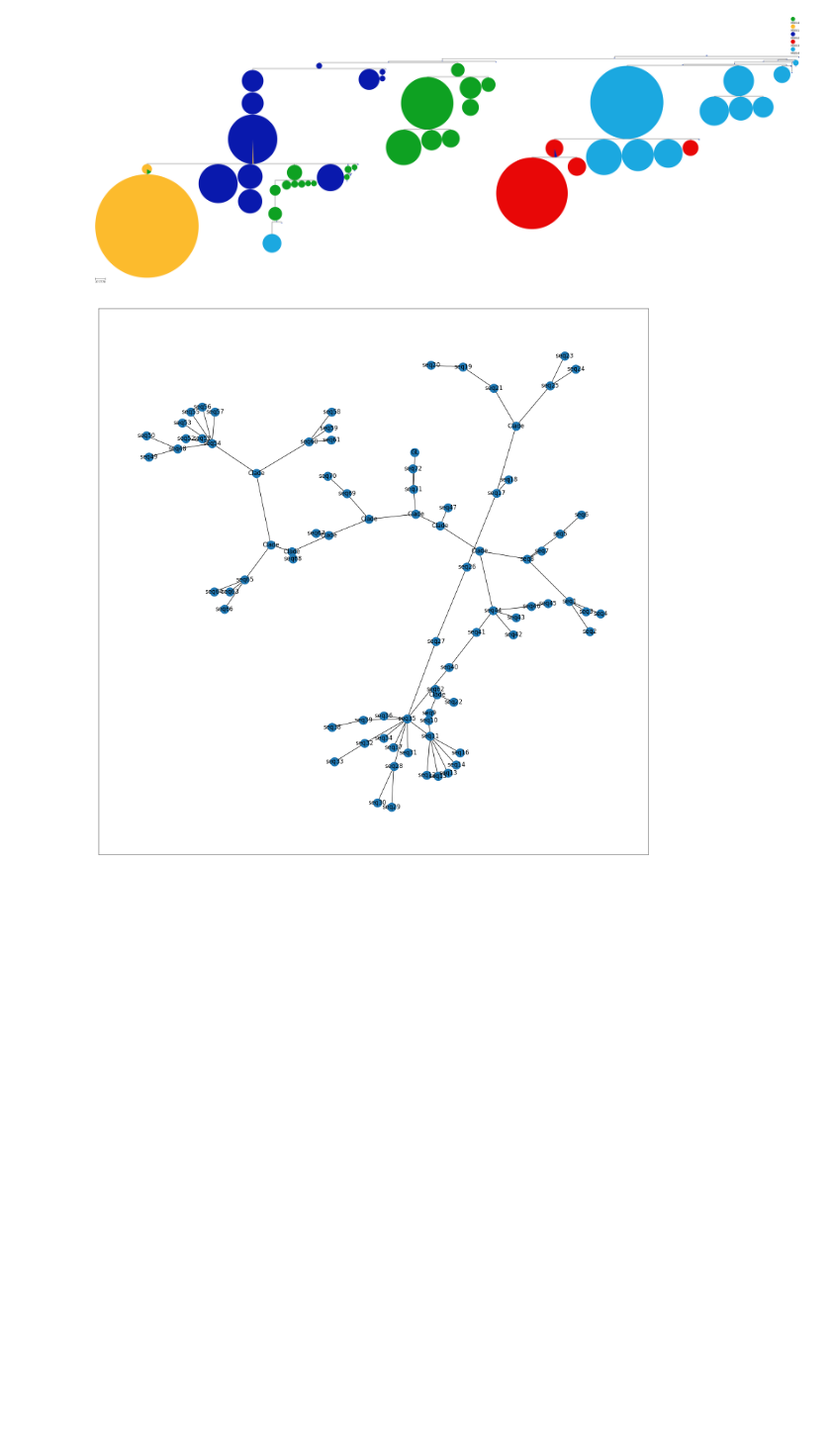
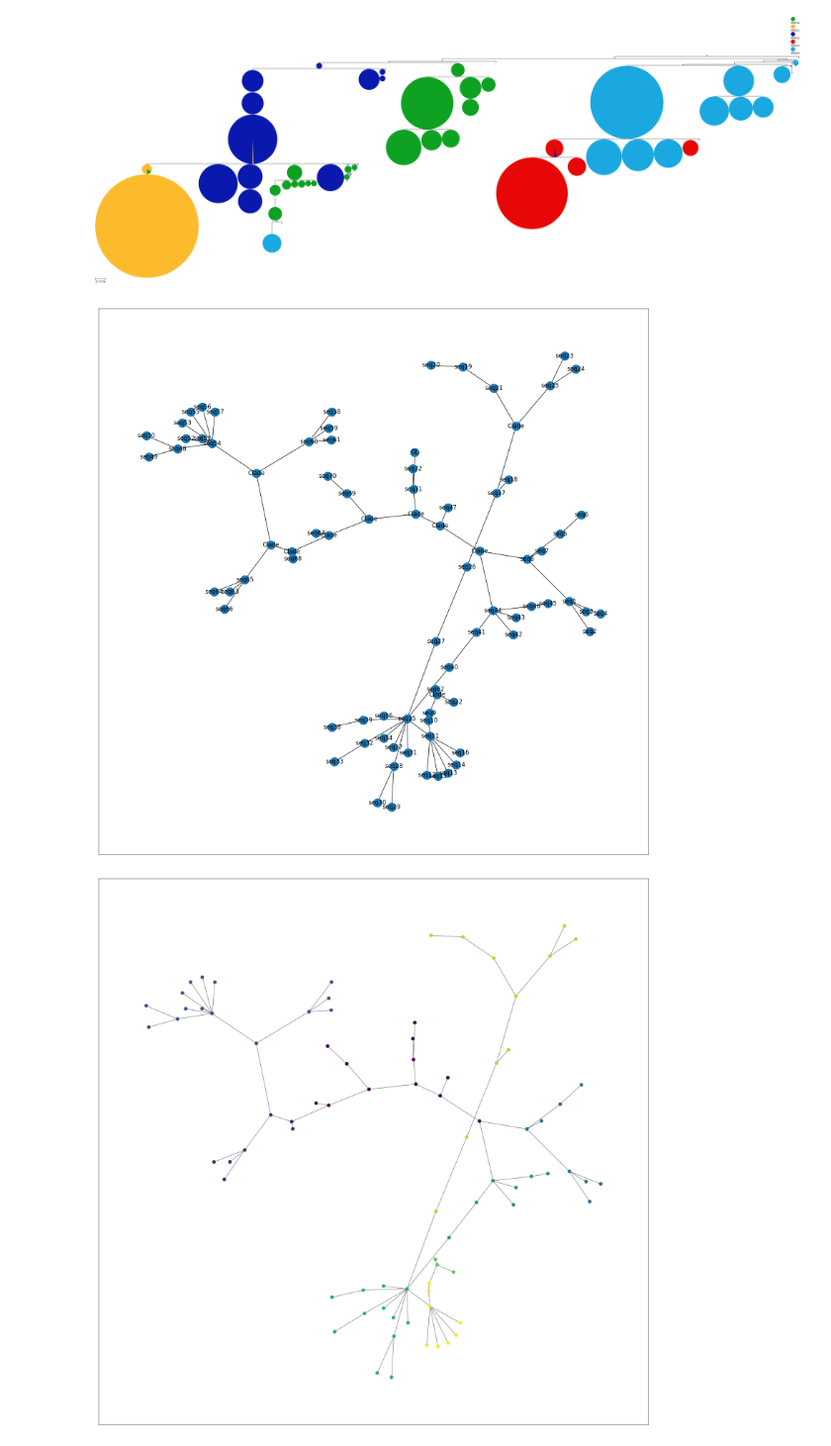
Before and after one commit to hieunguyen4193/sc_bulk_BCR_data_analysis, a Jupyter notebook: Tree03_load_trees_220701_etc_biopsies_fullTrees_and_features.ipynb, the cells around one changed output. Shown at 99% size. Drawn from its saved outputs; the diff is of its cells as text; code cells hidden in the pictures; blank space fills up the shorter version.

```diff
--- a/Tree03_load_trees_220701_etc_biopsies_fullTrees_and_features.ipynb
+++ b/Tree03_load_trees_220701_etc_biopsies_fullTrees_and_features.ipynb
@@ -92,15 +92,32 @@ treeobj.tree.render(f"%%inline", tree_style=ts)
 # %% [output]
 [figure]
 # %%
+import community as community_louvain
+import matplotlib.cm as cm
+import matplotlib.pyplot as plt
+import networkx as nx
+
+# https://stackoverflow.com/questions/43541376/how-to-draw-communities-with-networkx
+
+# load the karate club graph
 nw_path = os.path.join("/media/hieunguyen/HNSD01/storage/all_BSimons_datasets/220701_etc_biopsies/GCtrees/v0.2/mouse_based_output/m30_IGHV1-82-01_IGHJ2-01_30_1.aln/02_dnapars",
                        "gctree.out.inference.1.nk"
                        )
 
 Tree = Phylo.read(nw_path, 'newick')
 plt.figure(figsize=(20, 20))
 G = Phylo.to_networkx(Tree)
 pos = nx.spring_layout(G, seed = 42)  # Define the layout for the nodes
 nx.draw_networkx(G, pos=pos)
 plt.show()
+
+plt.figure(figsize=(20, 20))
+partition = community_louvain.best_partition(G)
+cmap = cm.get_cmap('viridis', max(partition.values()) + 1)
+nx.draw_networkx_nodes(G, pos, partition.keys(), node_size=40,
+                       cmap=cmap, node_color=list(partition.values()))
+nx.draw_networkx_edges(G, pos, alpha=0.5)
+plt.show()
 # %% [output]
 [figure]
+[figure, added]
```
Also changed, not shown: parts of 3 cells of this notebook.
